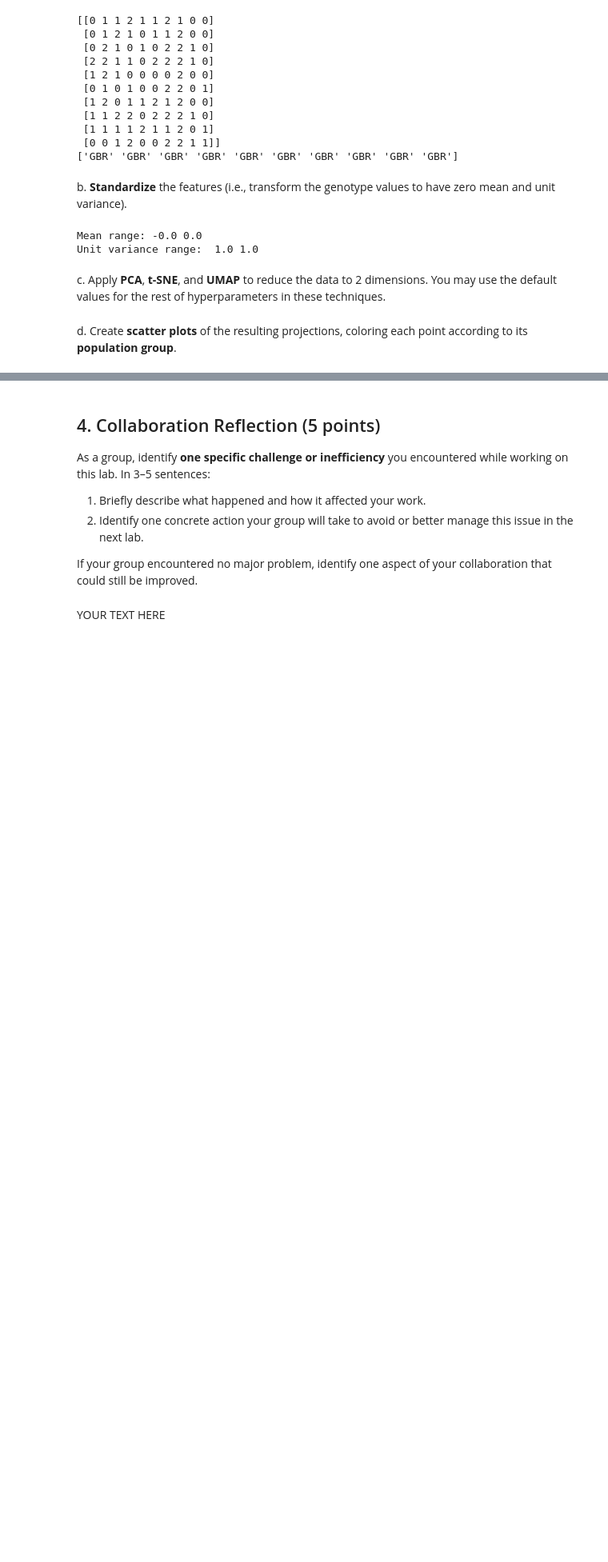
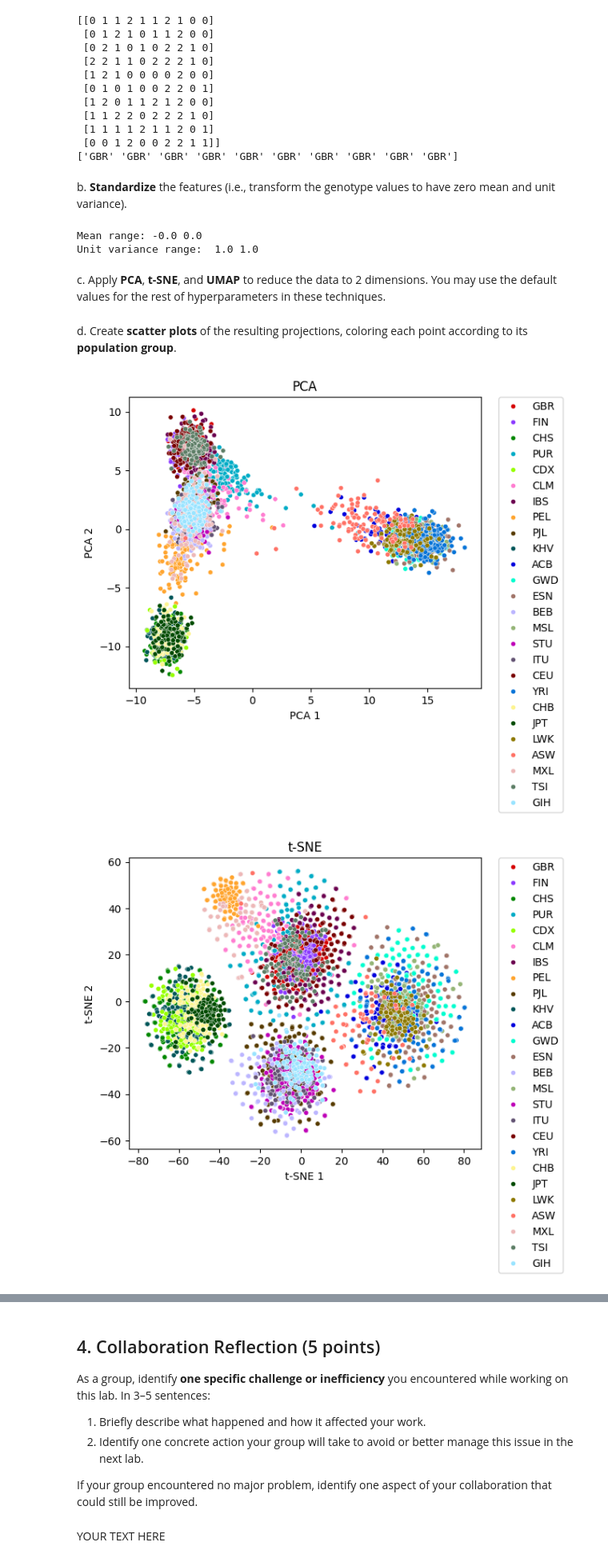
Before and after one commit to james-torgerson/ds4021_lab03, a Jupyter notebook: 03-tsne-and-umap.ipynb, the cells around one changed output, grey strips where cells are left out. Shown at 80% size. Cells and saved outputs as stored; diff of their text form; code cells hidden in the pictures; blank space fills up the shorter version.

```diff
--- a/03-tsne-and-umap.ipynb
+++ b/03-tsne-and-umap.ipynb
@@ -274,5 +274,38 @@ Mean range: -0.0 0.0
 Unit variance range:  1.0 1.0
 # %% [markdown]
 c. Apply **PCA**, **t-SNE**, and **UMAP** to reduce the data to 2 dimensions. You may use the default values for the rest of hyperparameters in these techniques.
+# %%
+# PCA
+pca = PCA(n_components=2)
+X_pca = pca.fit_transform(X_gen)
+
+# t-SNE
+tsne = TSNE(n_components=2, random_state=1234) #including random_state parameter just in case for reproducibility
+X_tsne = tsne.fit_transform(X_gen)
+
+# UMAP
+umap_reducer = umap.UMAP(n_components=2, random_state=1234) # as before, including random state for reproducibility
+X_umap = umap_reducer.fit_transform(X_gen)
 # %% [markdown]
 d. Create **scatter plots** of the resulting projections, coloring each point according to its **population group**.
+# %%
+# coding these projection visualizations similarly to method above w/ for loop
+
+projections = {"PCA": X_pca, "t-SNE": X_tsne, "UMAP": X_umap}
+
+# visualization
+import colorcet as cc # there's 26 different classes so I am trying my best to visually tell them apart...
+for name, i in projections.items():
+    plt.figure(figsize=(6, 5))
+    sns.scatterplot(
+        x=i[:, 0], y=i[:, 1],
+        hue=labels, s=20, palette=sns.color_palette(cc.glasbey, n_colors=26)
+    )
+    plt.title(name)
+    plt.xlabel(f"{name} 1")
+    plt.ylabel(f"{name} 2")
+    plt.legend(bbox_to_anchor=(1.05, 1), loc='upper left', borderaxespad=0.)
+    plt.show()
+# %% [output]
+[figure, added]
+[figure, added]
```
Also changed, not shown: parts of 10 cells of this notebook.
